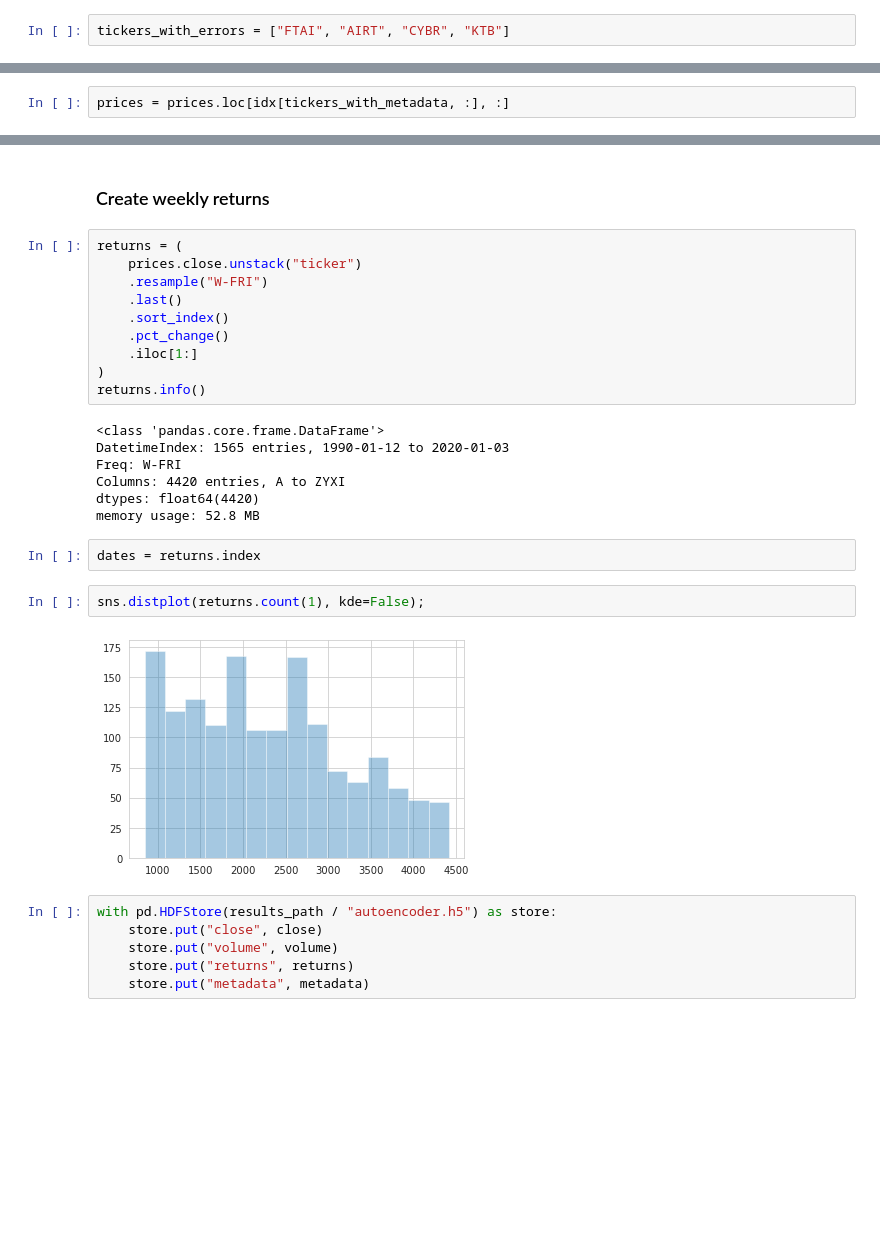
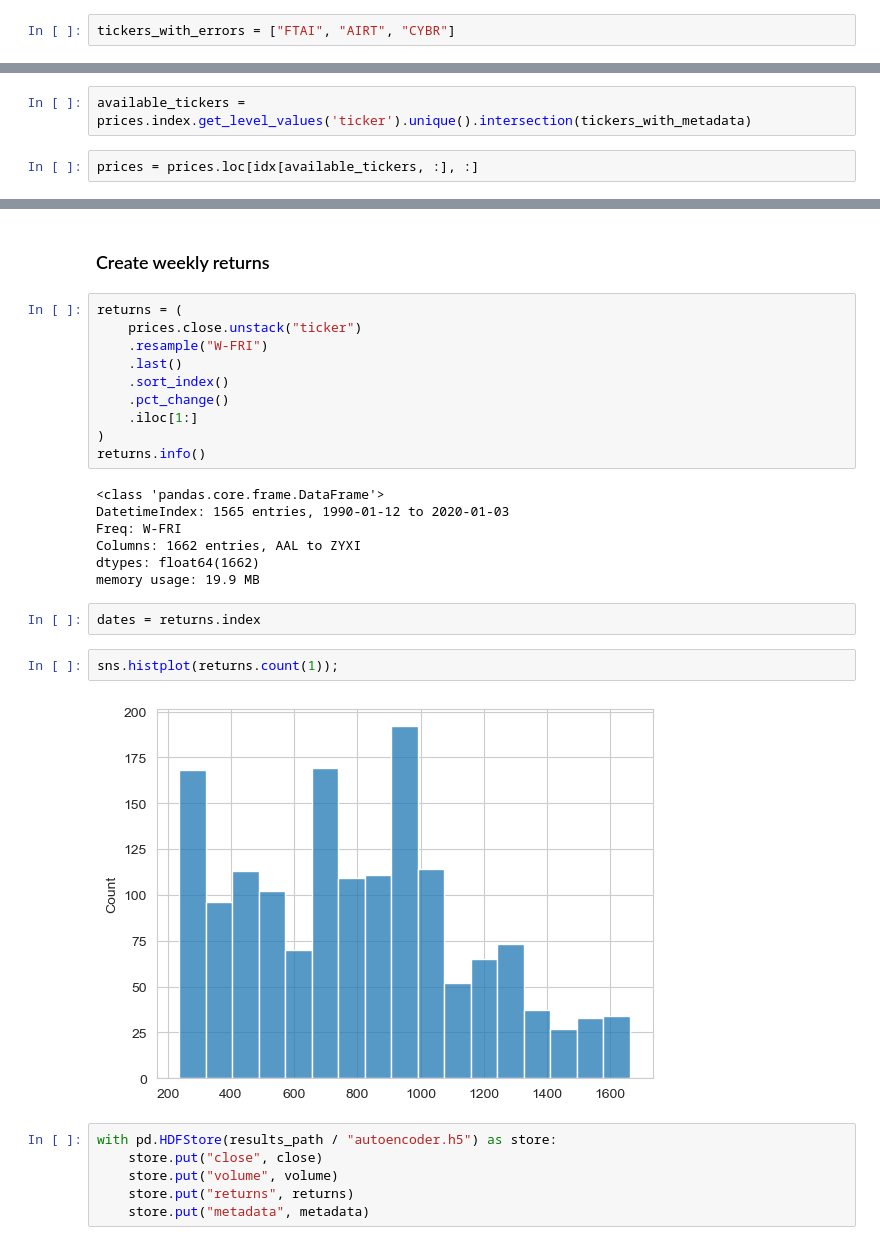
Before and after one commit to Barroclough01/machine-learning-for-trading, a Jupyter notebook: 20_autoencoders_for_conditional_risk_factors/05_conditional_autoencoder_for_asset_pricing_data.ipynb, the cells around one changed output, grey strips where cells are left out. Saved outputs shown, nothing was run; the diff lists cells and outputs as text; blank space fills up the shorter version.

```diff
--- a/20_autoencoders_for_conditional_risk_factors/05_conditional_autoencoder_for_asset_pricing_data.ipynb
+++ b/20_autoencoders_for_conditional_risk_factors/05_conditional_autoencoder_for_asset_pricing_data.ipynb
@@ -57,7 +57,7 @@ memory usage: 5.2+ MB
 # %%
 sectors = (metadata.sector.value_counts() > 50).index
 # %%
-tickers_with_errors = ["FTAI", "AIRT", "CYBR", "KTB"]
+tickers_with_errors = ["FTAI", "AIRT", "CYBR"]
 # %%
 tickers_with_metadata = metadata[
     metadata.sector.isin(sectors)
@@ -70,6 +70,8 @@ metadata = metadata.loc[
     tickers_with_metadata, ["sector", "sharesoutstanding", "marketcap"]
 ]
 metadata.index.name = "ticker"
+# %%
+available_tickers = prices.index.get_level_values('ticker').unique().intersection(tickers_with_metadata)
 # %%
-prices = prices.loc[idx[tickers_with_metadata, :], :]
+prices = prices.loc[idx[available_tickers, :], :]
 # %%
@@ -134,15 +136,15 @@ returns.info()
 <class 'pandas.core.frame.DataFrame'>
 DatetimeIndex: 1565 entries, 1990-01-12 to 2020-01-03
 Freq: W-FRI
-Columns: 4420 entries, A to ZYXI
-dtypes: float64(4420)
-memory usage: 52.8 MB
+Columns: 1662 entries, AAL to ZYXI
+dtypes: float64(1662)
+memory usage: 19.9 MB
 # %%
 dates = returns.index
 # %%
-sns.distplot(returns.count(1), kde=False);
+sns.histplot(returns.count(1));
 # %% [output]
-[figure, old version]
+[figure, new version]
 # %%
 with pd.HDFStore(results_path / "autoencoder.h5") as store:
     store.put("close", close)
```
Also changed, not shown: parts of 20 cells of this notebook, 2 other files.
